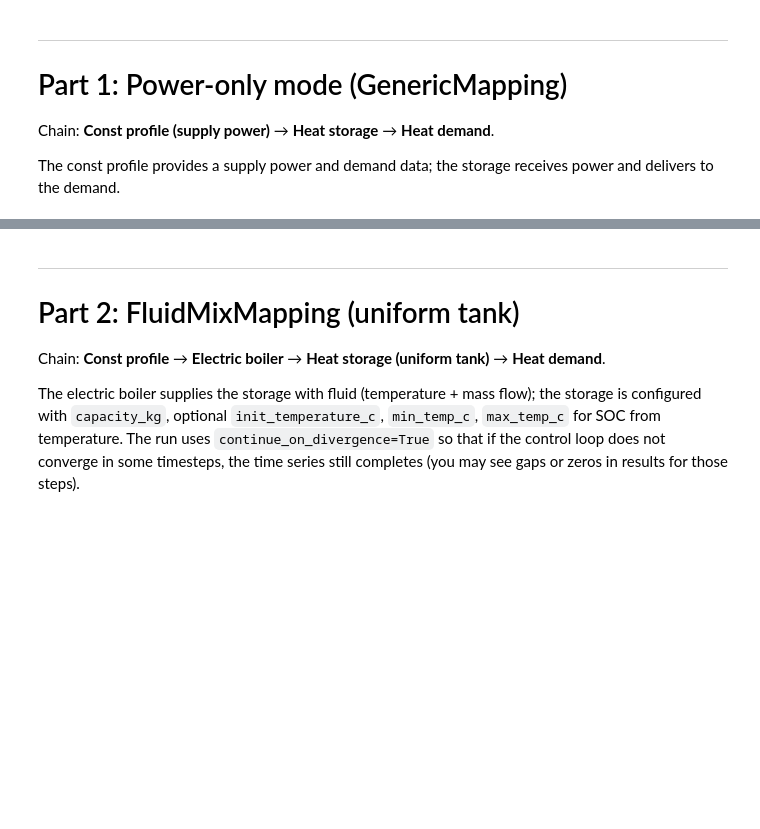
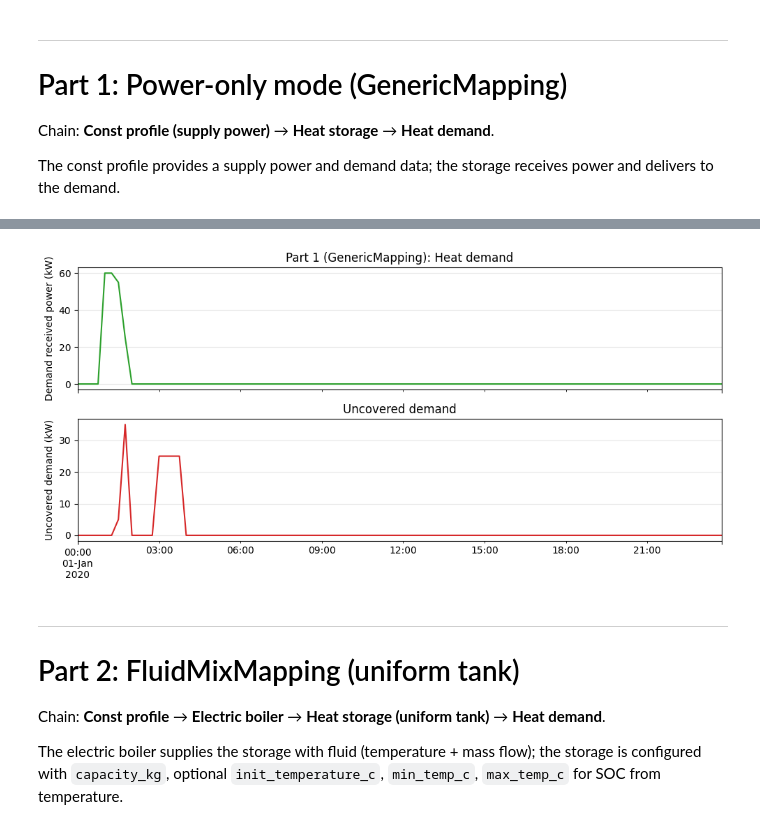
Before and after one commit to e2nIEE/pandaprosumer, a Jupyter notebook: tutorials/heat_storage_tutorial.ipynb, the cells around one changed output, grey strips where cells are left out. Cells and saved outputs as stored; diff of their text form; code cells hidden in the pictures; blank space fills up the shorter version.

Commit message:
wip simple heat storage

```diff
--- a/tutorials/heat_storage_tutorial.ipynb
+++ b/tutorials/heat_storage_tutorial.ipynb
@@ -112,0 +135,17 @@ plt.show()
+# %%
+# heat demand results
+res1_idx = res1[res1['name'] == 'heat_consumer'].index[0]
+df_hd1 = res1.data_source.loc[res1_idx].df
+fig, axes = plt.subplots(2, 1, figsize=(10, 5), sharex=True)
+print(df_hd1)
+df_hd1.q_received_kw.plot(ax=axes[0], color='C2')
+axes[0].set_ylabel('Demand received power (kW)')
+axes[0].set_title('Part 1 (GenericMapping): Heat demand')
+axes[0].grid(True, alpha=0.3)
+df_hd1.q_uncovered_kw.plot(ax=axes[1], color='C3')
+axes[1].set_ylabel('Uncovered demand (kW)')
+axes[1].set_title('Uncovered demand')
+axes[1].grid(True, alpha=0.3)
+plt.tight_layout()
+plt.show()
+# %% [output]
@@ -113,10 +169,11 @@ plt.show()
+[figure, added]
 # %% [markdown]
 ---
 # Part 2: FluidMixMapping (uniform tank)
 
 Chain: **Const profile** → **Electric boiler** → **Heat storage (uniform tank)** → **Heat demand**.
 
-The electric boiler supplies the storage with fluid (temperature + mass flow); the storage is configured with `capacity_kg`, optional `init_temperature_c`, `min_temp_c`, `max_temp_c` for SOC from temperature. The run uses `continue_on_divergence=True` so that if the control loop does not converge in some timesteps, the time series still completes (you may see gaps or zeros in results for those steps).
+The electric boiler supplies the storage with fluid (temperature + mass flow); the storage is configured with `capacity_kg`, optional `init_temperature_c`, `min_temp_c`, `max_temp_c` for SOC from temperature.
 # %%
 # Part 2 input: demand power and feed/return temperatures for the heat demand (same time range as Part 1)
 demand_kw2 = np.zeros(n_steps)
```
Also changed, not shown: parts of 17 cells of this notebook, 1 other file.
